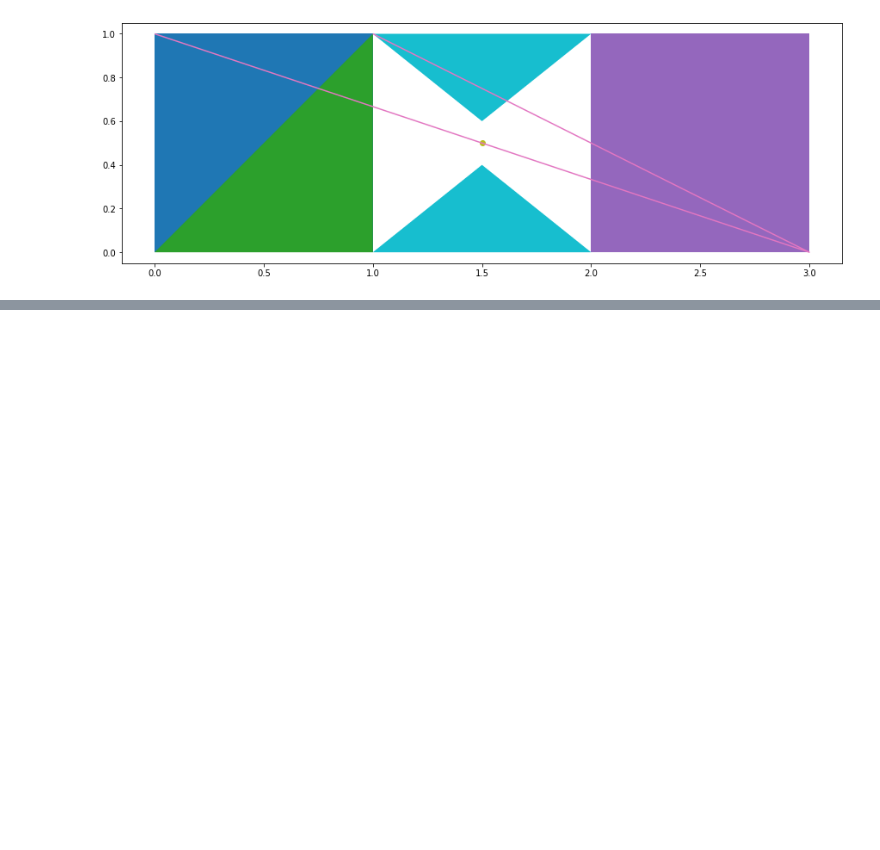
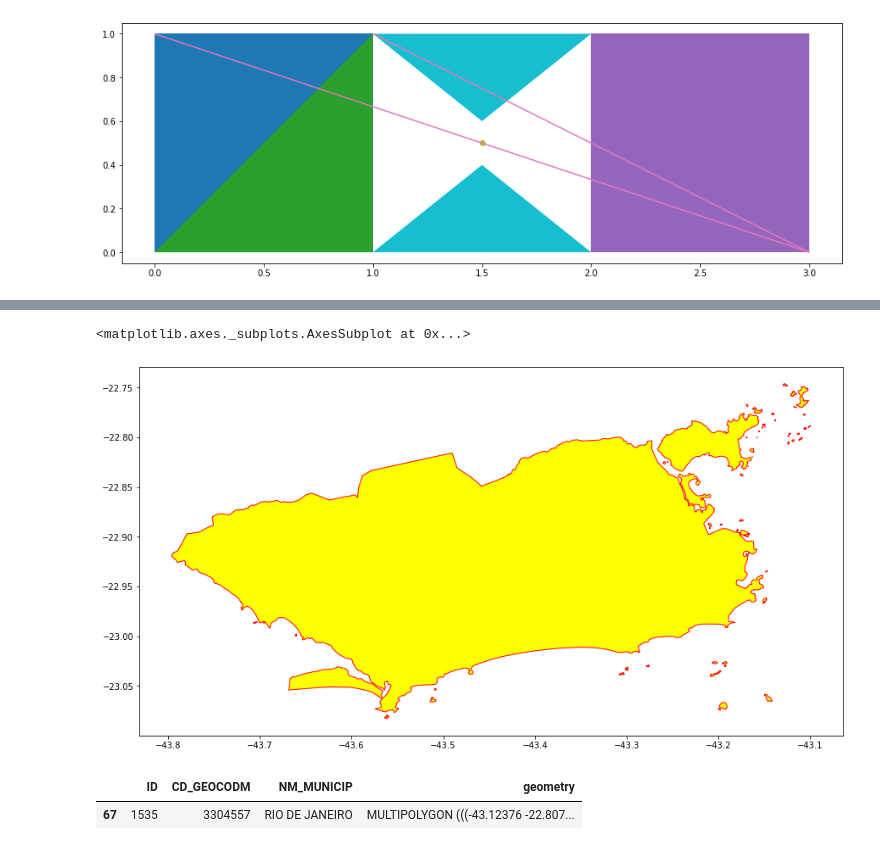
Before and after one commit to julianovale/BB_Evolution, a Jupyter notebook: 0025_AluraBB_Geopandas01.ipynb, the cells around one changed output, grey strips where cells are left out. Drawn from its saved outputs; the diff is of its cells as text; code cells hidden in the pictures; blank space fills up the shorter version.

```diff
--- a/0025_AluraBB_Geopandas01.ipynb
+++ b/0025_AluraBB_Geopandas01.ipynb
@@ -85,0 +88,11 @@ g.plot(cmap='tab10', figsize=(15,8))
+# %%
+rj_mun = rj[rj['NM_MUNICIP'] == 'RIO DE JANEIRO']
+rj_mun.plot(color='yellow', edgecolor='red', figsize=(15,8))
+# %% [output]
+<matplotlib.axes._subplots.AxesSubplot at 0x...>
+[figure, added]
+# %%
+rj_mun
+# %% [output]
+|  | ID | CD_GEOCODM | NM_MUNICIP | geometry |
+| 67 | 1535 | 3304557 | RIO DE JANEIRO | MULTIPOLYGON (((-43.12376 -22.807... |
```
Also changed, not shown: parts of 8 cells of this notebook.
